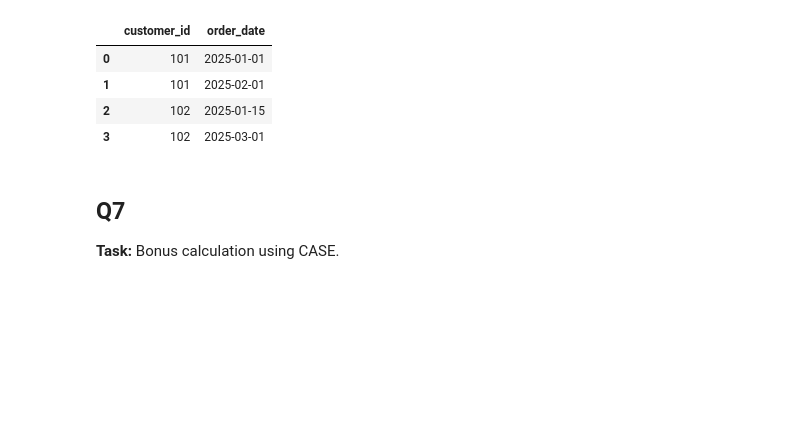
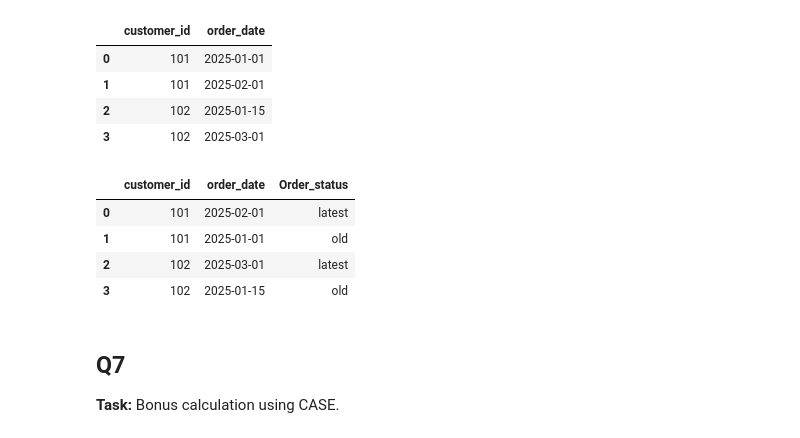
Before and after one commit to Daheemfarooqui/100daysof-sql, a Jupyter notebook: SQL_Practice_Day9_Advanced_CASE_WHEN.ipynb, the cells around one changed output. Cells and saved outputs as stored; diff of their text form; code cells hidden in the pictures; blank space fills up the shorter version.

```diff
--- a/SQL_Practice_Day9_Advanced_CASE_WHEN.ipynb
+++ b/SQL_Practice_Day9_Advanced_CASE_WHEN.ipynb
@@ -154,6 +166,26 @@ df
 | 1 | 101 | 2025-02-01 |
 | 2 | 102 | 2025-01-15 |
 | 3 | 102 | 2025-03-01 |
+# %%
+sqldf("""
+with my_cte as (
+    select customer_id , order_date,
+    row_number()
+    over(partition by customer_id order by order_date desc) as rn
+    from df)
+select customer_id, order_date,
+    case
+        when rn = 1 then "latest"
+        else "old"
+    end as Order_status
+from my_cte
+""")
+# %% [output]
+|  | customer_id | order_date | Order_status |
+| 0 | 101 | 2025-02-01 | latest |
+| 1 | 101 | 2025-01-01 | old |
+| 2 | 102 | 2025-03-01 | latest |
+| 3 | 102 | 2025-01-15 | old |
 # %% [markdown]
 ## Q7
 
```
Also changed, not shown: parts of 6 cells of this notebook.
